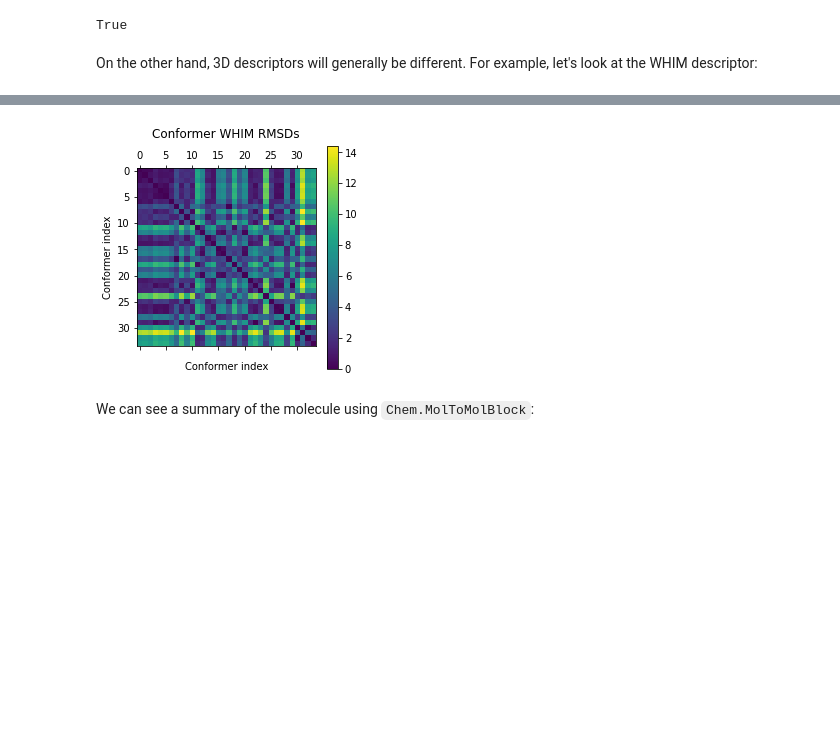
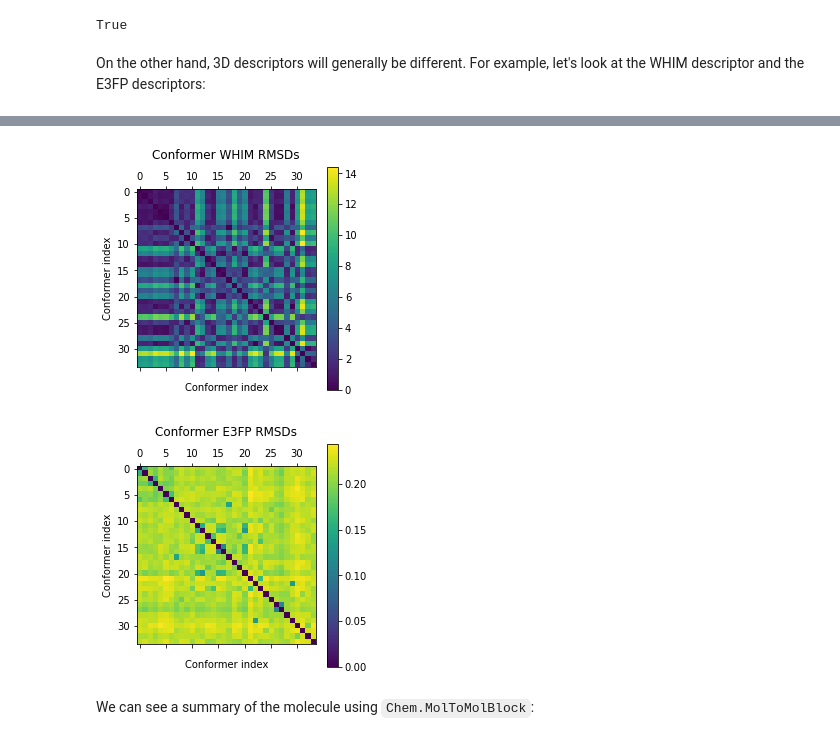
Before and after one commit to learningmatter-mit/geom, a Jupyter notebook: tutorials/02_loading_rdkit_mols.ipynb, the cells around one changed output, grey strips where cells are left out. Drawn from its saved outputs; the diff is of its cells as text; code cells hidden in the pictures; blank space fills up the shorter version.

Commit message:
E3FP example

```diff
--- a/tutorials/02_loading_rdkit_mols.ipynb
+++ b/tutorials/02_loading_rdkit_mols.ipynb
@@ -246,25 +247,43 @@ all([fp == morgan_fps[0] for fp in morgan_fps])
 # %% [output]
 True
 # %% [markdown]
-On the other hand, 3D descriptors will generally be different. For example, let's look at the WHIM descriptor:
+On the other hand, 3D descriptors will generally be different. For example, let's look at the WHIM descriptor and the E3FP descriptors:
 # %%
+import warnings
+warnings.filterwarnings('ignore')
+
 whims = []
+e3fps = []
 
-for conf in confs:
+for i, conf in enumerate(confs):
     rd_mol = conf["rd_mol"]
     whim = np.array(CalcWHIM(rd_mol))
     whims.append(whim)
 
-# calculate the RMSDs between the whim vectors
+    # e3fp mols must have names
+
+    rd_mol.SetProp("_Name", "conf_{}".format(i))
+    fprint_params = {"bits": 1024}
+    fp = fprints_from_mol(rd_mol, fprint_params=fprint_params);
+    fp_as_vec = fp[0].to_bitvector()
+    e3fps.append(fp_as_vec.toarray().astype('int'))
+
+
+# calculate the RMSDs between the vectors
 
 whim_rmsds = np.zeros((len(whims), len(whims)))
+e3fp_rmsds = np.zeros((len(whims), len(whims)))
+
 
 for i in range(len(whims)):
     for j in range(len(whims)):
         whim_rmsd = np.mean((whims[i] - whims[j]) ** 2) ** 0.5
         whim_rmsds[i, j] = whim_rmsd
 
-# see how similar the WHIM descriptors of the conformers are
+        e3fp_rmsd = np.mean((e3fps[i] - e3fps[j]) ** 2) ** 0.5
+        e3fp_rmsds[i, j] = e3fp_rmsd
+
+# see how similar the descriptors of the conformers are
 
 plt.matshow(whim_rmsds)
 plt.colorbar()
@@ -272,4 +291,11 @@ plt.xlabel("\nConformer index")
 plt.ylabel("Conformer index")
 plt.title("Conformer WHIM RMSDs\n")
 plt.show()
+
+plt.matshow(e3fp_rmsds)
+plt.colorbar()
+plt.xlabel("\nConformer index")
+plt.ylabel("Conformer index")
+plt.title("Conformer E3FP RMSDs\n")
+plt.show()
 # %% [output]
@@ -276,4 +319,5 @@ plt.show()
 [figure]
+[figure, added]
 # %% [markdown]
 We can see a summary of the molecule using `Chem.MolToMolBlock`:
 # %%
```
Also changed, not shown: parts of 5 cells of this notebook, 1 other file.
